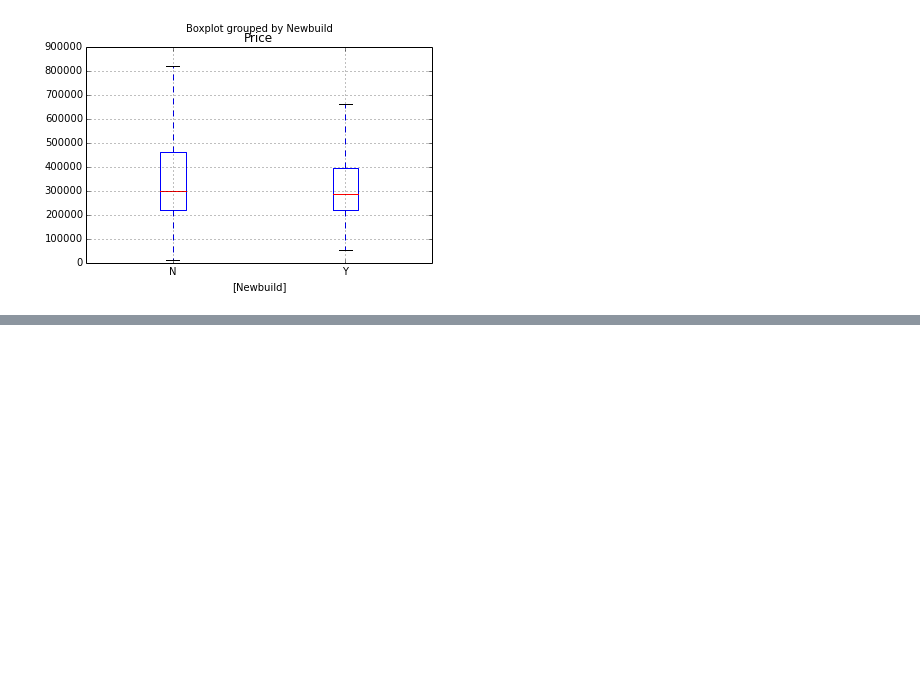
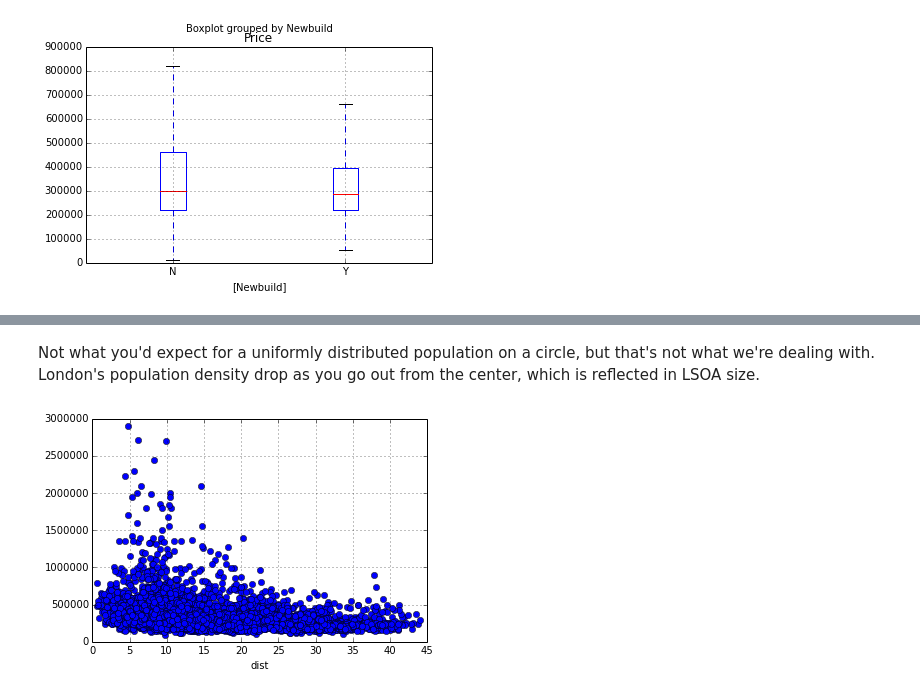
Before and after one commit to ijmbarr/SDC, a Jupyter notebook: Analysis/HousePriceExplore.ipynb, the cells around one changed output, grey strips where cells are left out. Saved outputs shown, nothing was run; the diff lists cells and outputs as text; code cells hidden in the pictures; blank space fills up the shorter version.

```diff
--- a/Analysis/HousePriceExplore.ipynb
+++ b/Analysis/HousePriceExplore.ipynb
@@ -53,0 +119,6 @@ hp.boxplot(column="Price", by ="Newbuild", sym="");
+# %% [markdown]
+Not what you'd expect for a uniformly distributed population on a circle, but that's not what we're dealing with. London's population density drop as you go out from the center, which is reflected in LSOA size.
+# %%
+test.plot(y = "Price", x = "dist", style="o");
+# %% [output]
+[figure, added]
```
Also changed, not shown: parts of 25 cells of this notebook, 2 other files.
